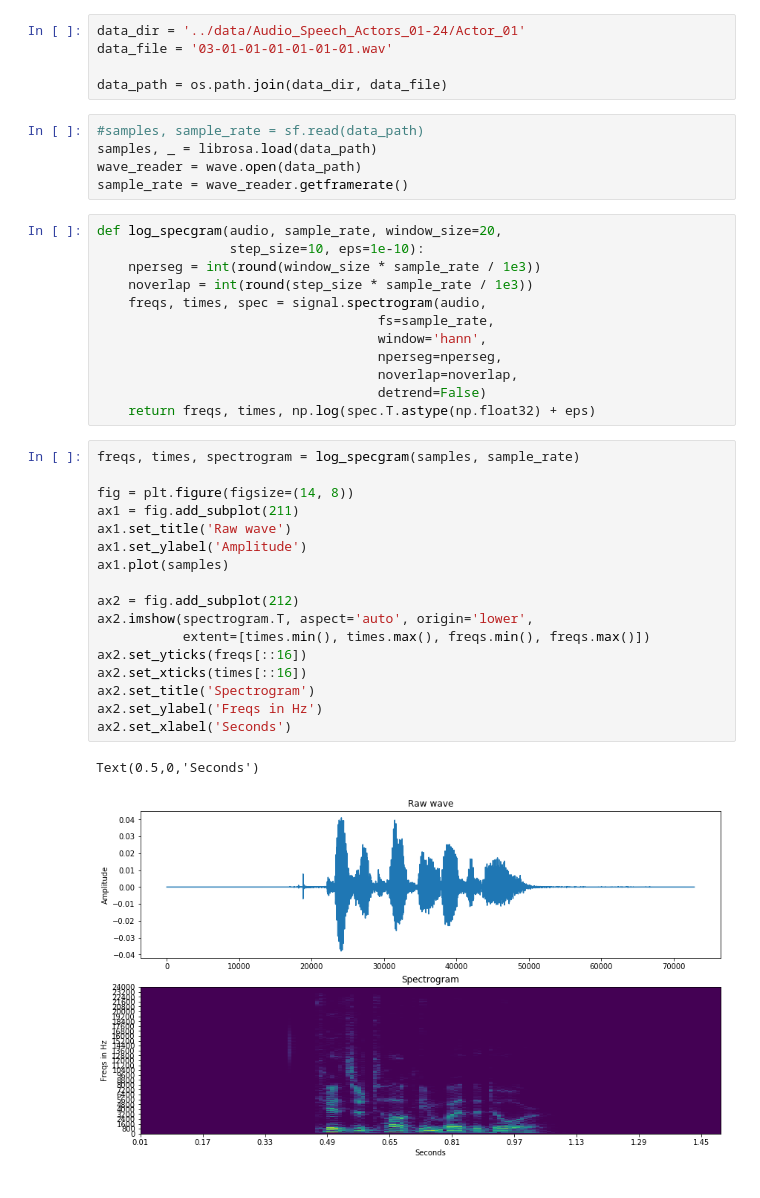
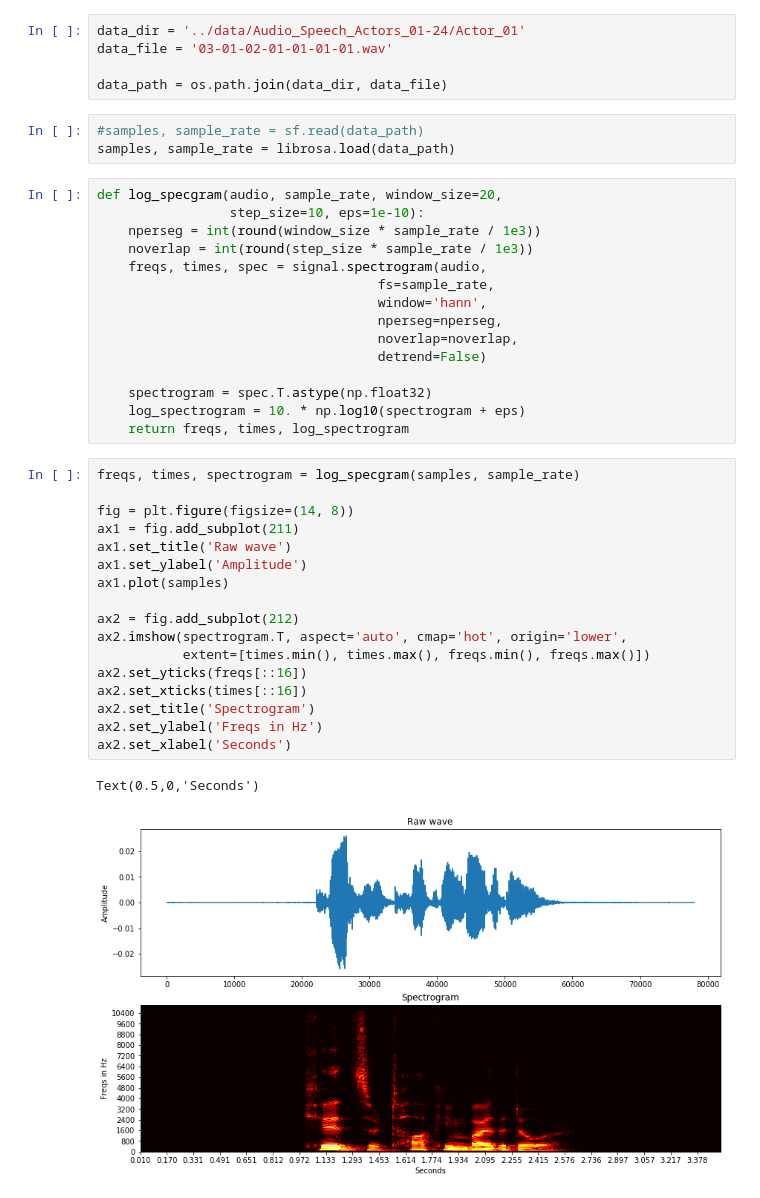
Before and after one commit to hannma/LinguProj, a Jupyter notebook: src/Data_Analytics.ipynb, the cells around one changed output. Cells and saved outputs as stored; diff of their text form.

Commit message:
Advances in Data Analysis: MFCC

```diff
--- a/src/Data_Analytics.ipynb
+++ b/src/Data_Analytics.ipynb
@@ -8,14 +12,12 @@ from scipy import signal
 import librosa
 # %%
 data_dir = '../data/Audio_Speech_Actors_01-24/Actor_01'
-data_file = '03-01-01-01-01-01-01.wav'
+data_file = '03-01-02-01-01-01-01.wav'
 
 data_path = os.path.join(data_dir, data_file)
 # %%
 #samples, sample_rate = sf.read(data_path)
-samples, _ = librosa.load(data_path)
-wave_reader = wave.open(data_path)
-sample_rate = wave_reader.getframerate()
+samples, sample_rate = librosa.load(data_path)
 # %%
 def log_specgram(audio, sample_rate, window_size=20,
                  step_size=10, eps=1e-10):
@@ -27,24 +29,27 @@ def log_specgram(audio, sample_rate, window_size=20,
                                     nperseg=nperseg,
                                     noverlap=noverlap,
                                     detrend=False)
-    return freqs, times, np.log(spec.T.astype(np.float32) + eps)
+
+    spectrogram = spec.T.astype(np.float32)
+    log_spectrogram = 10. * np.log10(spectrogram + eps)
+    return freqs, times, log_spectrogram
 # %%
 freqs, times, spectrogram = log_specgram(samples, sample_rate)
 
 fig = plt.figure(figsize=(14, 8))
 ax1 = fig.add_subplot(211)
 ax1.set_title('Raw wave')
 ax1.set_ylabel('Amplitude')
 ax1.plot(samples)
 
 ax2 = fig.add_subplot(212)
-ax2.imshow(spectrogram.T, aspect='auto', origin='lower',
+ax2.imshow(spectrogram.T, aspect='auto', cmap='hot', origin='lower',
            extent=[times.min(), times.max(), freqs.min(), freqs.max()])
 ax2.set_yticks(freqs[::16])
 ax2.set_xticks(times[::16])
 ax2.set_title('Spectrogram')
 ax2.set_ylabel('Freqs in Hz')
 ax2.set_xlabel('Seconds')
 # %% [output]
 Text(0.5,0,'Seconds')
-[figure, old version]
+[figure, new version]
```
Also changed, not shown: parts of 5 cells of this notebook.
